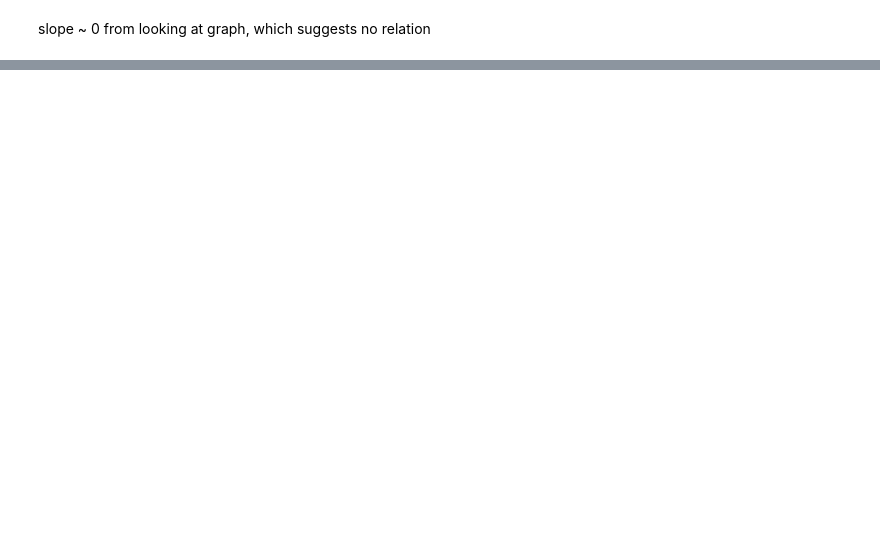
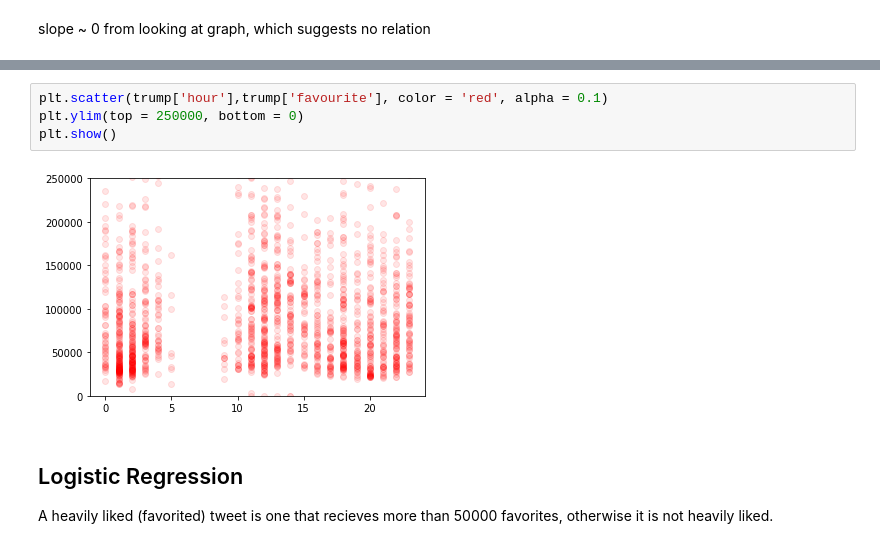
Before and after one commit to sunil-2000/Twitter-Data-Science-Project, a Jupyter notebook: sunil_analysis .ipynb, the cells around one changed output, grey strips where cells are left out. Saved outputs shown, nothing was run; the diff lists cells and outputs as text; blank space fills up the shorter version.

```diff
--- a/sunil_analysis .ipynb
+++ b/sunil_analysis .ipynb
@@ -235,0 +240,9 @@ slope ~ 0 from looking at graph, which suggests no relation
+# %%
+plt.scatter(trump['hour'],trump['favourite'], color = 'red', alpha = 0.1)
+plt.ylim(top = 250000, bottom = 0)
+plt.show()
+# %% [output]
+[figure, added]
+# %% [markdown]
+## Logistic Regression
+A heavily liked (favorited) tweet is one that recieves more than 50000 favorites, otherwise it is not heavily liked.
```
Also changed, not shown: parts of 16 cells of this notebook.
